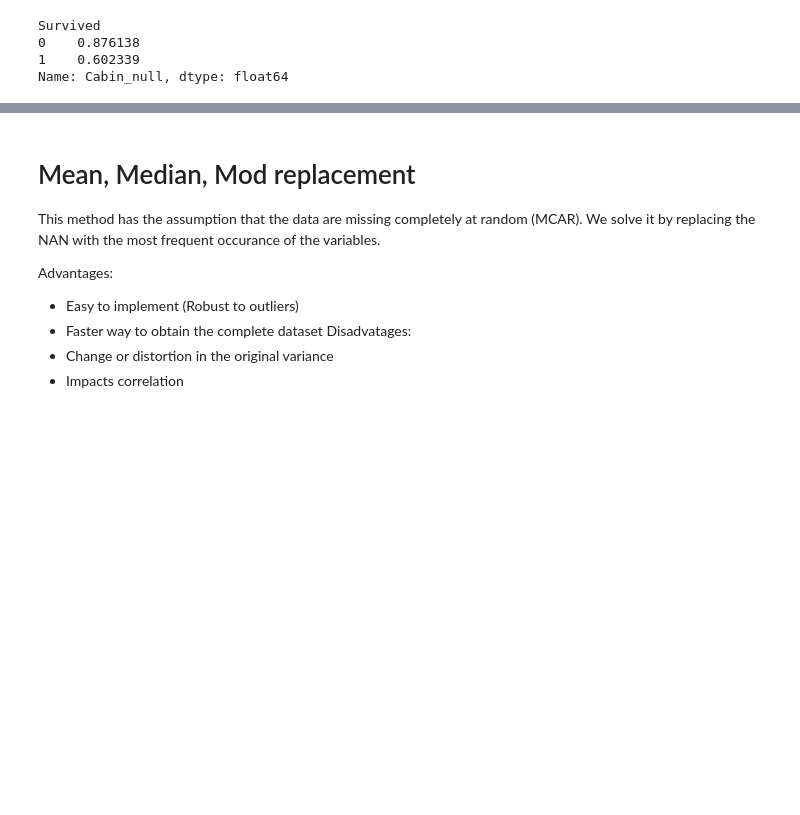
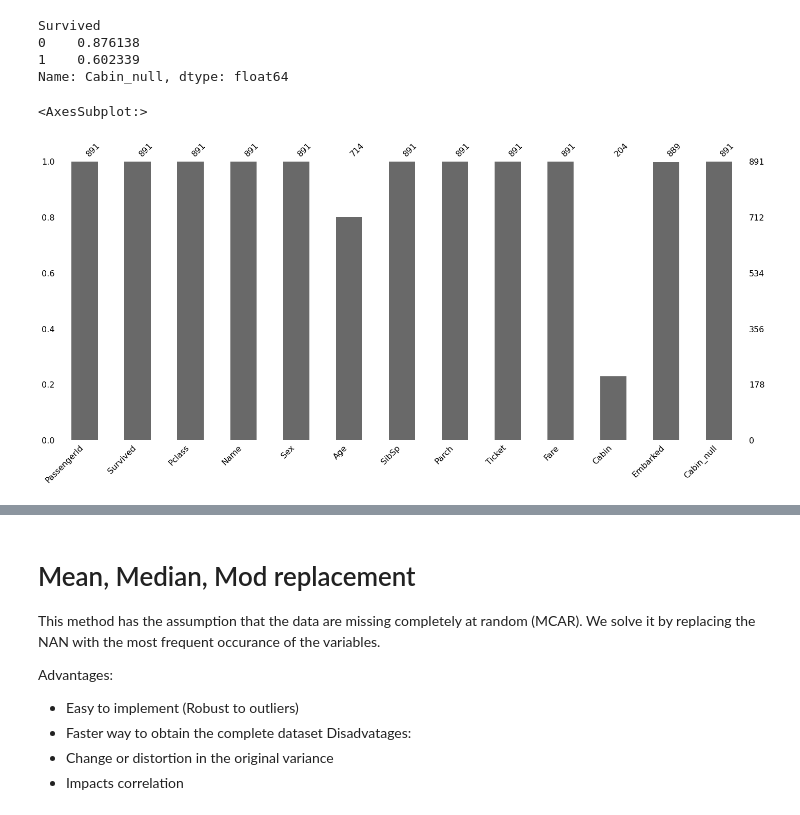
Before and after one commit to behzad89/SQL_GDAL_Commnds, a Jupyter notebook: ML_codes/Handling_Missing_Values.ipynb, the cells around one changed output, grey strips where cells are left out. Saved outputs shown, nothing was run; the diff lists cells and outputs as text; code cells hidden in the pictures; blank space fills up the shorter version.

```diff
--- a/ML_codes/Handling_Missing_Values.ipynb
+++ b/ML_codes/Handling_Missing_Values.ipynb
@@ -78,3 +83,8 @@ Survived
 0    0.876138
 1    0.602339
 Name: Cabin_null, dtype: float64
+# %%
+msno.bar(data)
+# %% [output]
+<AxesSubplot:>
+[figure, added]
```
Also changed, not shown: parts of 31 cells of this notebook.
